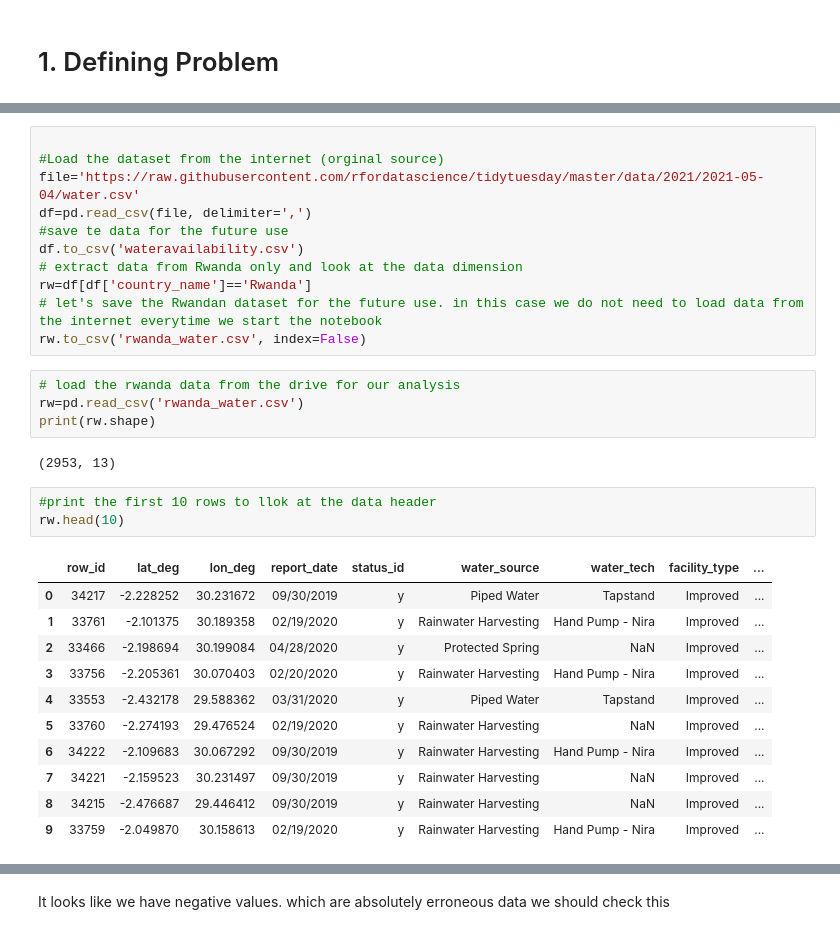
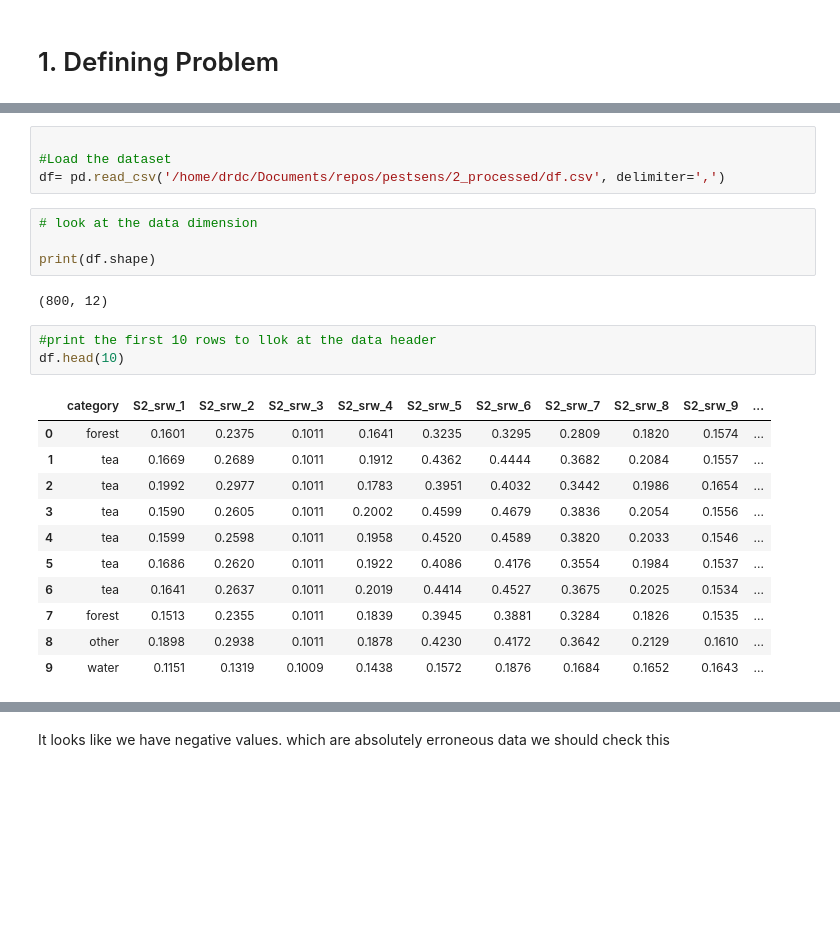
Before and after one commit to BBenyamini/pestsens, a Jupyter notebook: 3_code/4_building_class_model.ipynb, the cells around one changed output, grey strips where cells are left out. Saved outputs shown, nothing was run; the diff lists cells and outputs as text; blank space fills up the shorter version.

Commit message:
updated all notebooks

```diff
--- a/3_code/4_building_class_model.ipynb
+++ b/3_code/4_building_class_model.ipynb
@@ -52,37 +60,30 @@ from sklearn.metrics import confusion_matrix
 from sklearn.metrics import accuracy_score
 from sklearn.model_selection import GridSearchCV
 from sklearn.preprocessing import OrdinalEncoder
-# %%
-
-#Load the dataset from the internet (orginal source)
-file='https://raw.githubusercontent.com/rfordatascience/tidytuesday/master/data/2021/2021-05-04/water.csv'
-df=pd.read_csv(file, delimiter=',')
-#save te data for the future use
-df.to_csv('wateravailability.csv')
-# extract data from Rwanda only and look at the data dimension
-rw=df[df['country_name']=='Rwanda']
-# let's save the Rwandan dataset for the future use. in this case we do not need to load data from the internet everytime we start the notebook
-rw.to_csv('rwanda_water.csv', index=False)
-# %%
-# load the rwanda data from the drive for our analysis
-rw=pd.read_csv('rwanda_water.csv')
-print(rw.shape)
-# %% [output]
-(2953, 13)
+# %%
+
+#Load the dataset
+df= pd.read_csv('/home/drdc/Documents/repos/pestsens/2_processed/df.csv', delimiter=',')
+# %%
+# look at the data dimension
+
+print(df.shape)
+# %% [output]
+(800, 12)
 # %%
 #print the first 10 rows to llok at the data header
-rw.head(10)
+df.head(10)
 # %% [output]
-|  | row_id | lat_deg | lon_deg | report_date | status_id | water_source | water_tech | facility_type | ... |
-| 0 | 34217 | -2.228252 | 30.231672 | 09/30/2019 | y | Piped Water | Tapstand | Improved | ... |
-| 1 | 33761 | -2.101375 | 30.189358 | 02/19/2020 | y | Rainwater Harvesting | Hand Pump - Nira | Improved | ... |
-| 2 | 33466 | -2.198694 | 30.199084 | 04/28/2020 | y | Protected Spring | NaN | Improved | ... |
-| 3 | 33756 | -2.205361 | 30.070403 | 02/20/2020 | y | Rainwater Harvesting | Hand Pump - Nira | Improved | ... |
-| 4 | 33553 | -2.432178 | 29.588362 | 03/31/2020 | y | Piped Water | Tapstand | Improved | ... |
-| 5 | 33760 | -2.274193 | 29.476524 | 02/19/2020 | y | Rainwater Harvesting | NaN | Improved | ... |
-| 6 | 34222 | -2.109683 | 30.067292 | 09/30/2019 | y | Rainwater Harvesting | Hand Pump - Nira | Improved | ... |
-| 7 | 34221 | -2.159523 | 30.231497 | 09/30/2019 | y | Rainwater Harvesting | NaN | Improved | ... |
-| 8 | 34215 | -2.476687 | 29.446412 | 09/30/2019 | y | Rainwater Harvesting | NaN | Improved | ... |
-| 9 | 33759 | -2.049870 | 30.158613 | 02/19/2020 | y | Rainwater Harvesting | Hand Pump - Nira | Improved | ... |
+|  | category | S2_srw_1 | S2_srw_2 | S2_srw_3 | S2_srw_4 | S2_srw_5 | S2_srw_6 | S2_srw_7 | S2_srw_8 | S2_srw_9 | ... |
+| 0 | forest | 0.1601 | 0.2375 | 0.1011 | 0.1641 | 0.3235 | 0.3295 | 0.2809 | 0.1820 | 0.1574 | ... |
+| 1 | tea | 0.1669 | 0.2689 | 0.1011 | 0.1912 | 0.4362 | 0.4444 | 0.3682 | 0.2084 | 0.1557 | ... |
+| 2 | tea | 0.1992 | 0.2977 | 0.1011 | 0.1783 | 0.3951 | 0.4032 | 0.3442 | 0.1986 | 0.1654 | ... |
+| 3 | tea | 0.1590 | 0.2605 | 0.1011 | 0.2002 | 0.4599 | 0.4679 | 0.3836 | 0.2054 | 0.1556 | ... |
+| 4 | tea | 0.1599 | 0.2598 | 0.1011 | 0.1958 | 0.4520 | 0.4589 | 0.3820 | 0.2033 | 0.1546 | ... |
+| 5 | tea | 0.1686 | 0.2620 | 0.1011 | 0.1922 | 0.4086 | 0.4176 | 0.3554 | 0.1984 | 0.1537 | ... |
+| 6 | tea | 0.1641 | 0.2637 | 0.1011 | 0.2019 | 0.4414 | 0.4527 | 0.3675 | 0.2025 | 0.1534 | ... |
+| 7 | forest | 0.1513 | 0.2355 | 0.1011 | 0.1839 | 0.3945 | 0.3881 | 0.3284 | 0.1826 | 0.1535 | ... |
+| 8 | other | 0.1898 | 0.2938 | 0.1011 | 0.1878 | 0.4230 | 0.4172 | 0.3642 | 0.2129 | 0.1610 | ... |
+| 9 | water | 0.1151 | 0.1319 | 0.1009 | 0.1438 | 0.1572 | 0.1876 | 0.1684 | 0.1652 | 0.1643 | ... |
 # %%
 # let's look at the data types too
```
Also changed, not shown: parts of 91 cells of this notebook, 2 other files.
